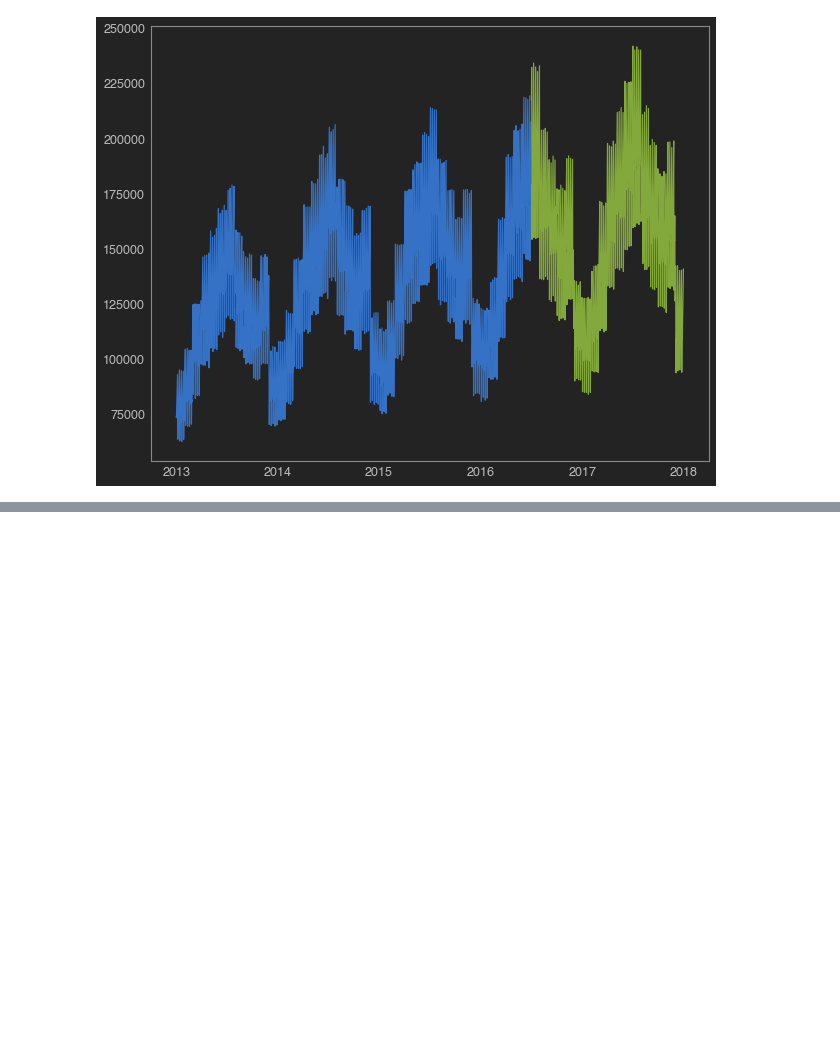
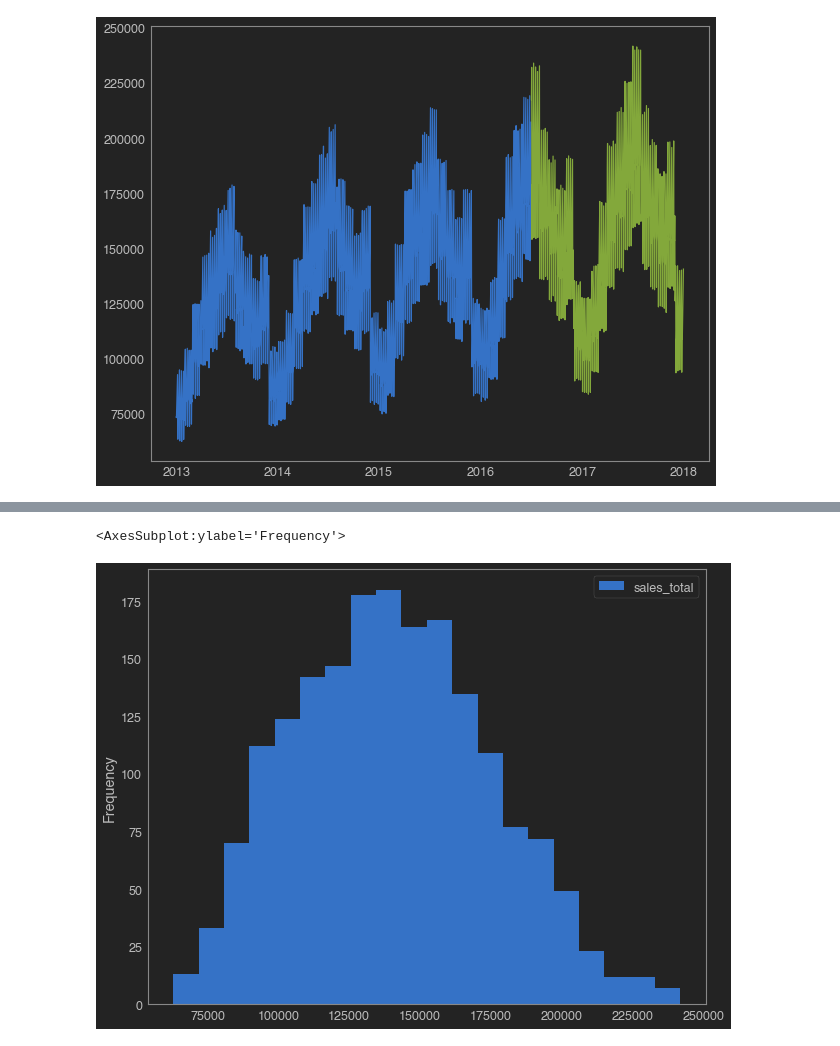
Before and after one commit to Ken-Alviola/time-series-exercises, a Jupyter notebook: explore.ipynb, the cells around one changed output, grey strips where cells are left out. Saved outputs shown, nothing was run; the diff lists cells and outputs as text; code cells hidden in the pictures; blank space fills up the shorter version.

```diff
--- a/explore.ipynb
+++ b/explore.ipynb
@@ -76,0 +96,6 @@ plt.plot(test.index, test.sales_total)
+# %%
+sales = train[['sales_total']]
+sales.plot.hist(bins = 20)
+# %% [output]
+<AxesSubplot:ylabel='Frequency'>
+[figure, added]
```
Also changed, not shown: parts of 48 cells of this notebook.
